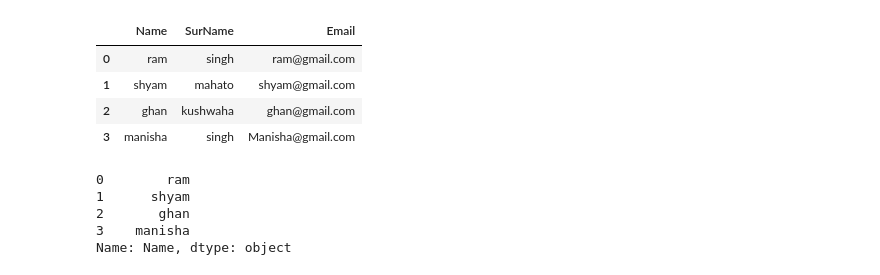
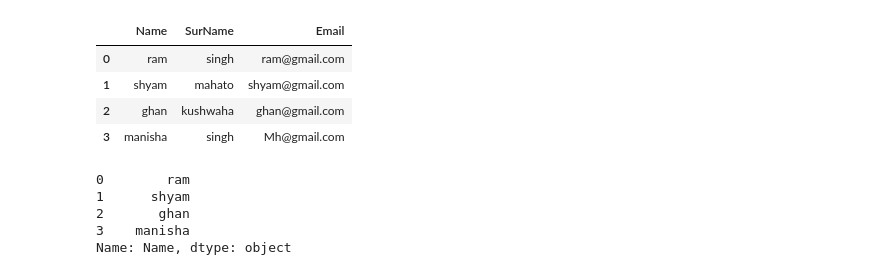
Before and after one commit to shyamghan17/MachineLearning, a Jupyter notebook: Pandas/DataFrame.ipynb, the cells around one changed output. Drawn from its saved outputs; the diff is of its cells as text; code cells hidden in the pictures.

```diff
--- a/Pandas/DataFrame.ipynb
+++ b/Pandas/DataFrame.ipynb
@@ -1,17 +1,17 @@
 # %%
-peopel = {'Name':['ram', 'shyam', 'ghan', 'manisha'], 'SurName':['singh', 'mahato', 'kushwaha', 'singh' ],'Email':['ram@gmail.com', 'shyam@gmail.com', 'ghan@gmail.com', 'Manisha@gmail.com']}
+peopel = {'Name':['ram', 'shyam', 'ghan', 'manisha'], 'SurName':['singh', 'mahato', 'kushwaha', 'singh' ],'Email':['ram@gmail.com', 'shyam@gmail.com', 'ghan@gmail.com', 'Mh@gmail.com']}
 #creating a list of data set
 import pandas as pd
 #importing pandas library
 df = pd.DataFrame(peopel)
 df
 #printing the data
 # %% [output]
 |  | Name | SurName | Email |
 | 0 | ram | singh | ram@gmail.com |
 | 1 | shyam | mahato | shyam@gmail.com |
 | 2 | ghan | kushwaha | ghan@gmail.com |
-| 3 | manisha | singh | Manisha@gmail.com |
+| 3 | manisha | singh | Mh@gmail.com |
 # %%
 df['Name']
 #printing the column that have Name
```
Also changed, not shown: parts of 39 cells of this notebook, 2 other files.
